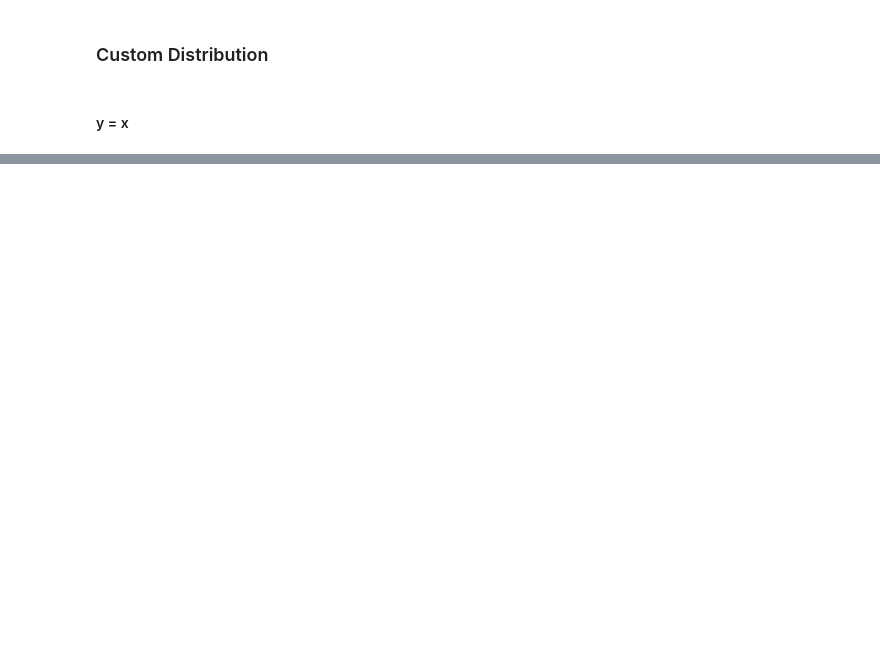
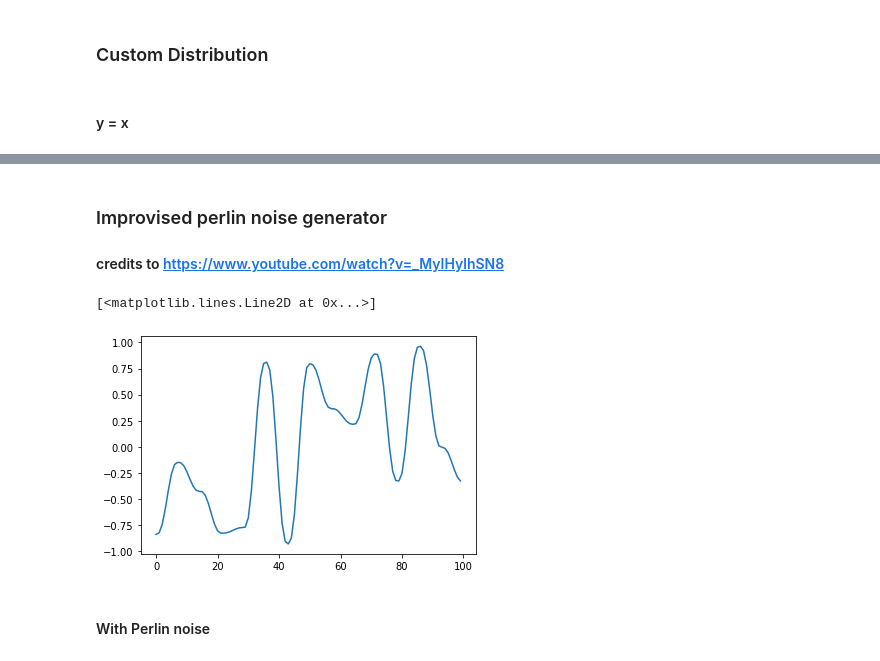
Before and after one commit to DougScalioni/comp-physics, a Jupyter notebook: nature-code/Introduction.ipynb, the cells around one changed output, grey strips where cells are left out. Cells and saved outputs as stored; diff of their text form; code cells hidden in the pictures; blank space fills up the shorter version.

Commit message:
perlin noise

```diff
--- a/nature-code/Introduction.ipynb
+++ b/nature-code/Introduction.ipynb
@@ -91,0 +101,10 @@ plt.show()
+# %%
+canvas()
+
+box(size=vector(200,100,1), pos=vector(0,0,0))
+s = sphere(pos=vector(0,0,1), radius=5, color=color.blue)
+
+for i in range(50):
+    x = randint(-90,90)
+    s.pos.x = x
+    rate(10)
@@ -91,0 +114,17 @@ plt.show()
+# %% [markdown]
+### Improvised perlin noise generator
+#### credits to https://www.youtube.com/watch?v=_MyIHylhSN8
+# %%
+import perlin
+p = perlin.Perlin(15)
+x, y = [], []
+for i in range(100):
+    x.append(i)
+    y.append(p.valueAt((i)))
+# %%
+plt.plot(x,y)
+# %% [output]
+[<matplotlib.lines.Line2D at 0x...>]
+[figure, added]
+# %% [markdown]
+#### With Perlin noise
```
Also changed, not shown: parts of 12 cells of this notebook.
